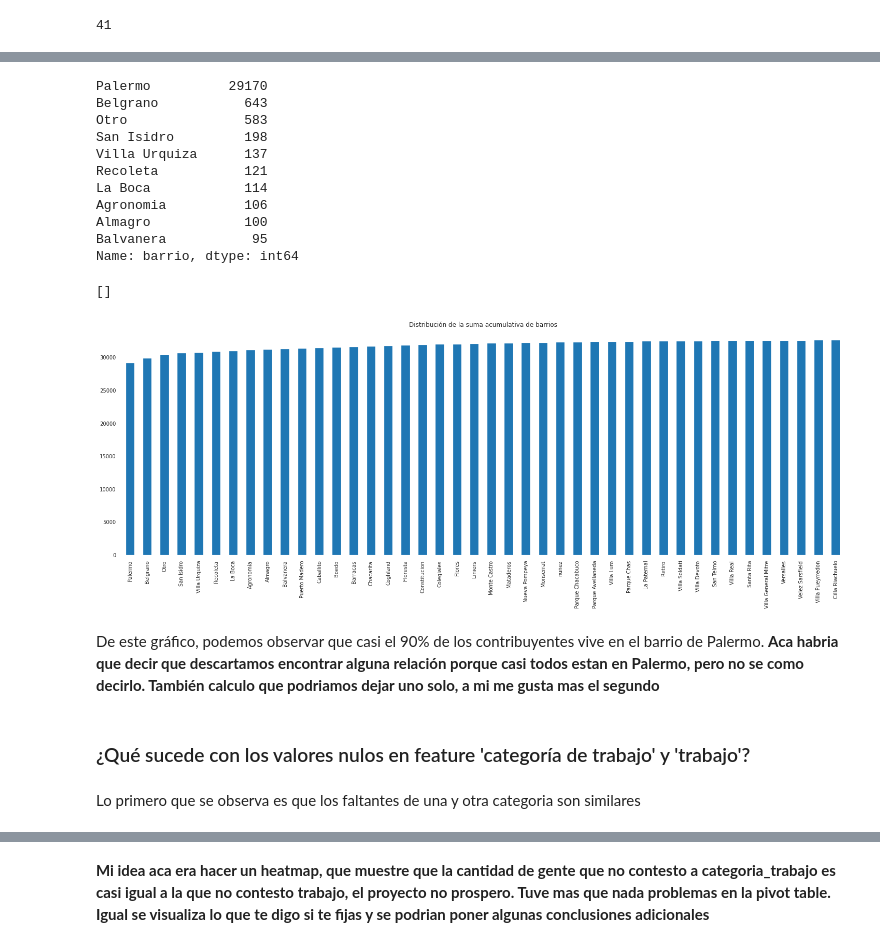
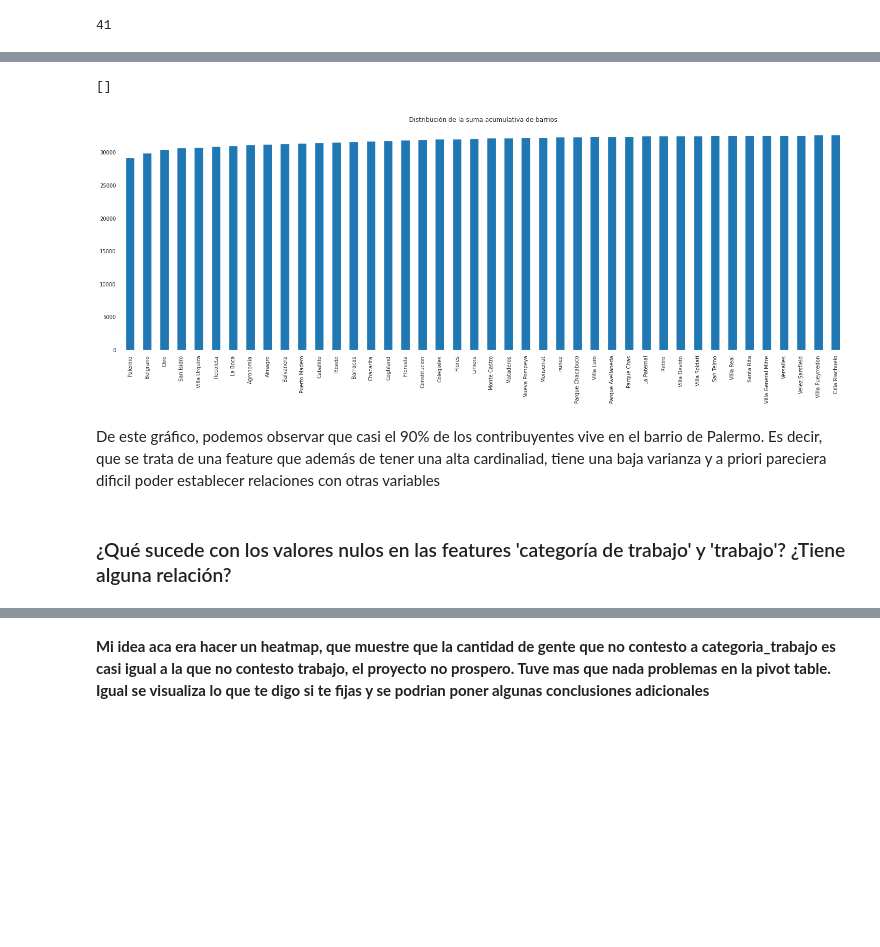
Before and after one commit to fjpacheco/machine-learning, a Jupyter notebook: notebook_definitivo.ipynb, the cells around one changed output, grey strips where cells are left out. Saved outputs shown, nothing was run; the diff lists cells and outputs as text; code cells hidden in the pictures; blank space fills up the shorter version.

```diff
--- a/notebook_definitivo.ipynb
+++ b/notebook_definitivo.ipynb
@@ -147,27 +96,15 @@ plt.show()
 # %%
-barrios_unicos = df['barrio'].value_counts(dropna=False)
-display(barrios_unicos.head(10))
-barrios_unicos.cumsum().plot(
-    kind='bar', title="Distribución de la suma acumulativa de barrios", figsize=(25, 8)
+df['barrio'] = df['barrio'].replace(np.nan,'Otro')
+barrios = df['barrio'].value_counts(dropna=False)
+
+barrios.cumsum().plot(
+   kind='bar', title="Distribución de la suma acumulativa de barrios", figsize=(25, 8)
 )
 plt.plot()
 # %% [output]
-Palermo          29170
-Belgrano           643
-Otro               583
-San Isidro         198
-Villa Urquiza      137
-Recoleta           121
-La Boca            114
-Agronomia          106
-Almagro            100
-Balvanera           95
-Name: barrio, dtype: int64
+[]
-[]
-[figure, old version]
+[figure, new version]
 # %% [markdown]
-De este gráfico, podemos observar que casi el 90% de los contribuyentes vive en el barrio de Palermo. **Aca habria que decir que descartamos encontrar alguna relación porque casi todos estan en Palermo, pero no se como decirlo. También calculo que podriamos dejar uno solo, a mi me gusta mas el segundo**
+De este gráfico, podemos observar que casi el 90% de los contribuyentes vive en el barrio de Palermo. Es decir, que se trata de una feature que además de tener una alta cardinaliad, tiene una baja varianza y a priori pareciera dificil poder establecer relaciones con otras variables
 # %% [markdown]
-### ¿Qué sucede con los valores nulos en feature 'categoría de trabajo' y 'trabajo'?
+### ¿Qué sucede con los valores nulos en las features 'categoría de trabajo' y 'trabajo'? ¿Tiene alguna relación?
-# %% [markdown]
-Lo primero que se observa es que los faltantes de una y otra categoria son similares
```
Also changed, not shown: parts of 24 cells of this notebook, 2 other files.
